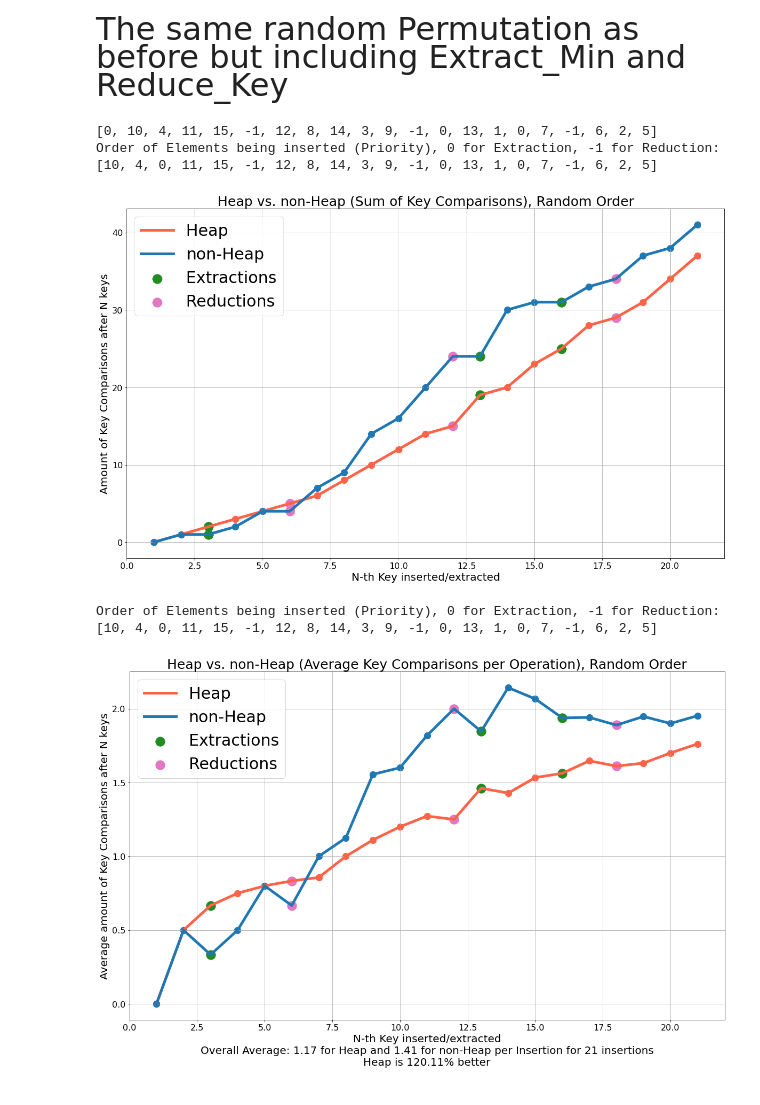
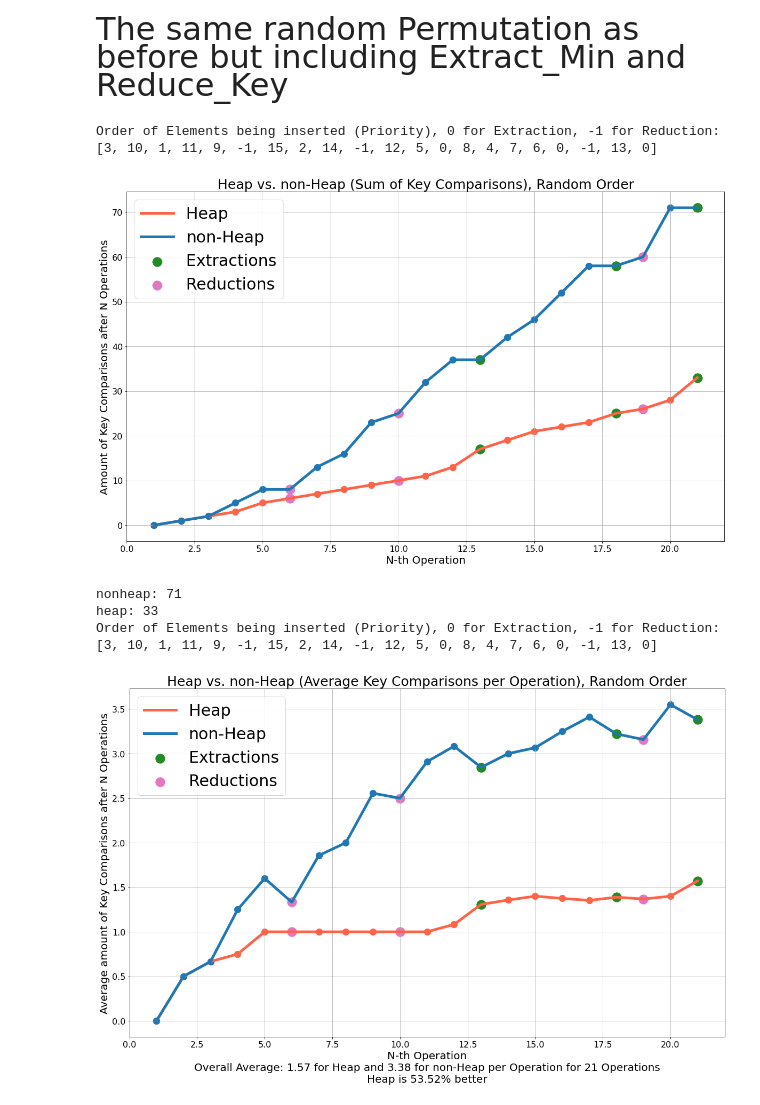
Before and after one commit to JensLiebehenschel/AlgDat, a Jupyter notebook: Priority Queue/PriorityQueueStatistics.ipynb, the cells around one changed output. Saved outputs shown, nothing was run; the diff lists cells and outputs as text; code cells hidden in the pictures.

Commit message:
Fixed Typos, Fixed Calculation of Advantage in %

```diff
--- a/Priority Queue/PriorityQueueStatistics.ipynb
+++ b/Priority Queue/PriorityQueueStatistics.ipynb
@@ -265,19 +265,19 @@ def Visualize (total_operation_indices, heapdata, nonheapdata, labelstrings, ove
         sumofheapdata = 0
         for num in heapdata:
             sumofheapdata += num
-        avg_heap = sumofheapdata / len (heapdata)
+        avg_heap = amt_key_comparisons / len (heapdata)
         sumofnonheapdata = 0
         for num in nonheapdata:
             sumofnonheapdata += num
-        avg_nonheap = sumofnonheapdata / len (nonheapdata)
+        avg_nonheap = lin_amt_key_comparisons / len (nonheapdata)
         if avg_heap < avg_nonheap:
             betterone = "Heap"
-            advantageinpercent = round (avg_nonheap / avg_heap * 100, 2) # TODO GIVE ADVANTAGE IN PERCENT
+            advantageinpercent = round (((avg_heap / avg_nonheap * 100)-100)*-1, 2) # TODO GIVE ADVANTAGE IN PERCENT
         else:
             betterone = "non-Heap"
-            advantageinpercent = round (avg_heap / avg_nonheap * 100,2)
+            advantageinpercent = round (((avg_nonheap / avg_heap * 100)-100)*-1, 2)
         plt.xlabel(labelstrings [1]+"\nOverall Average: "+str(round(avg_heap, 2))+" for Heap and " +str(round(avg_nonheap, 2))
-                   +" for non-Heap per Insertion for "+str(len (heapdata))+" insertions"+ "\n"+betterone+" is "+str(advantageinpercent)+"% better", fontsize = 20)
+                   +" for non-Heap per Operation for "+str(len (heapdata))+" Operations"+ "\n"+betterone+" is "+str(advantageinpercent)+"% better", fontsize = 20)
     else:
         plt.xlabel(labelstrings [1], fontsize = 20)
     plt.ylabel(labelstrings [2], fontsize = 20)
@@ -415,38 +415,42 @@ operations = list (range (1,N+1))
 for _ in range (1,Extractions+1):
     operations.append (0)
 for _ in range (1,Key_Reductions+1):
     operations.append (-1)
 shuffle (operations)
-print (operations)
 makesureitworks (operations, N, Extractions, Key_Reductions)
 for index,j in enumerate(operations):
     if j == 0:
         stat_Extract_Min ()
         extraction_indices.append (index+1) # for graphical highlighting
     elif j == -1:
         stat_Reduce_Priority ()
         reduction_indices.append (index+1)
     else:
         stat_Insert_Key (str(j),j)
 amt_operations = list(range(1, len (operations)+1))
 print ("Order of Elements being inserted (Priority), 0 for Extraction, -1 for Reduction:", operations)
 
-labelstrings = ["Heap vs. non-Heap (Sum of Key Comparisons), Random Order", "N-th Key inserted/extracted", "Amount of Key Comparisons after N keys"]
+labelstrings = ["Heap vs. non-Heap (Sum of Key Comparisons), Random Order", "N-th Operation", "Amount of Key Comparisons after N Operations"]
 Visualize (amt_operations, key_comparisons_per_operation, lin_key_comparisons_per_operation, labelstrings)
 
 ####################### Above Overall Sum, below Average per Insert
 
 calculate_average ()
 
+print ("nonheap:",lin_key_comparisons_per_operation[-1])
+print ("heap:",key_comparisons_per_operation[-1])
+
+
 print ("Order of Elements being inserted (Priority), 0 for Extraction, -1 for Reduction:", operations)
 
-labelstring = ["Heap vs. non-Heap (Average Key Comparisons per Operation), Random Order", "N-th Key inserted/extracted", "Average amount of Key Comparisons after N keys"]
+labelstring = ["Heap vs. non-Heap (Average Key Comparisons per Operation), Random Order", "N-th Operation", "Average amount of Key Comparisons after N Operations"]
 Visualize (amt_operations, avg_comparisons_per_operation, lin_avg_comparisons_per_operation, labelstring, overall_average = True)
 
 ResetPQ ()
 # %% [output]
-[0, 10, 4, 11, 15, -1, 12, 8, 14, 3, 9, -1, 0, 13, 1, 0, 7, -1, 6, 2, 5]
-Order of Elements being inserted (Priority), 0 for Extraction, -1 for Reduction: [10, 4, 0, 11, 15, -1, 12, 8, 14, 3, 9, -1, 0, 13, 1, 0, 7, -1, 6, 2, 5]
+Order of Elements being inserted (Priority), 0 for Extraction, -1 for Reduction: [3, 10, 1, 11, 9, -1, 15, 2, 14, -1, 12, 5, 0, 8, 4, 7, 6, 0, -1, 13, 0]
-[figure, old version]
+[figure, new version]
-Order of Elements being inserted (Priority), 0 for Extraction, -1 for Reduction: [10, 4, 0, 11, 15, -1, 12, 8, 14, 3, 9, -1, 0, 13, 1, 0, 7, -1, 6, 2, 5]
+nonheap: 71
+heap: 33
+Order of Elements being inserted (Priority), 0 for Extraction, -1 for Reduction: [3, 10, 1, 11, 9, -1, 15, 2, 14, -1, 12, 5, 0, 8, 4, 7, 6, 0, -1, 13, 0]
-[figure, old version]
+[figure, new version]
```
Also changed, not shown: parts of 3 cells of this notebook.
